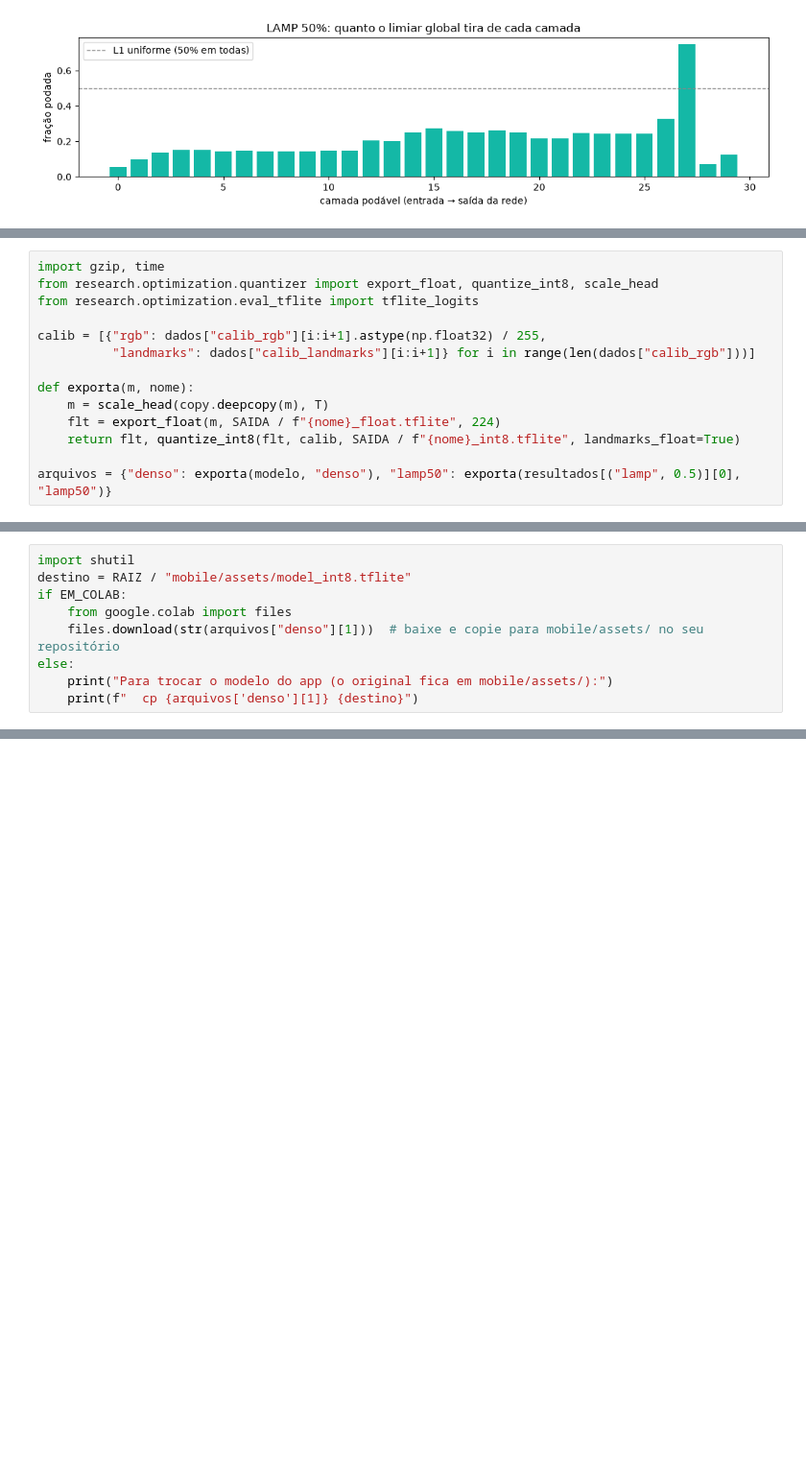
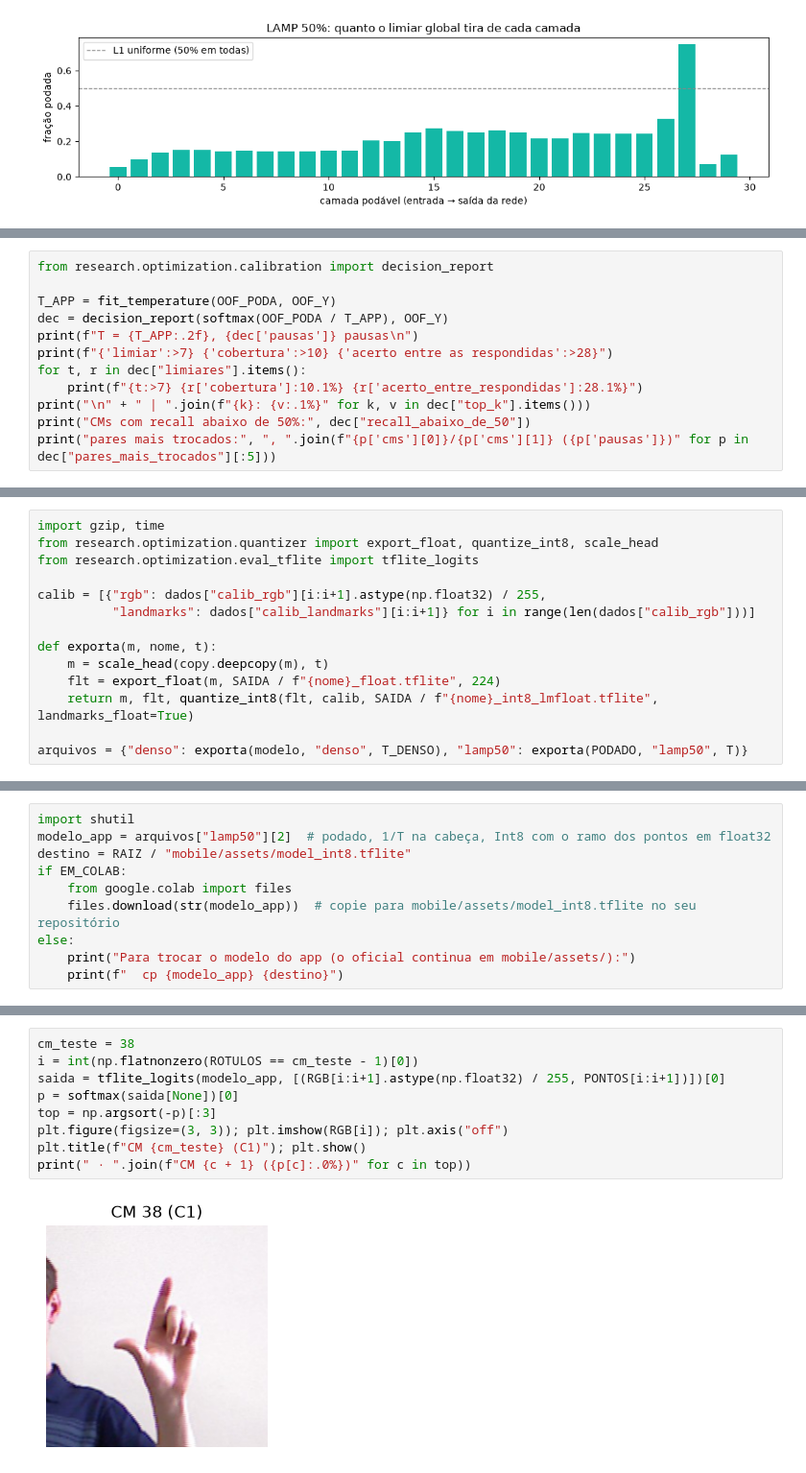
Before and after one commit to G1L404/SignEdge, a Jupyter notebook: notebooks/minicurso_hands_on.ipynb, the cells around one changed output, grey strips where cells are left out. Shown at 96% size. Saved outputs shown, nothing was run; the diff lists cells and outputs as text; blank space fills up the shorter version.

```diff
--- a/notebooks/minicurso_hands_on.ipynb
+++ b/notebooks/minicurso_hands_on.ipynb
@@ -221,0 +242,12 @@ O aluno destilado é **subconfiante** (confiança abaixo da acurácia), então T
+# %%
+from research.optimization.calibration import decision_report
+
+T_APP = fit_temperature(OOF_PODA, OOF_Y)
+dec = decision_report(softmax(OOF_PODA / T_APP), OOF_Y)
+print(f"T = {T_APP:.2f}, {dec['pausas']} pausas\n")
+print(f"{'limiar':>7} {'cobertura':>10} {'acerto entre as respondidas':>28}")
+for t, r in dec["limiares"].items():
+    print(f"{t:>7} {r['cobertura']:10.1%} {r['acerto_entre_respondidas']:28.1%}")
+print("\n" + " | ".join(f"{k}: {v:.1%}" for k, v in dec["top_k"].items()))
+print("CMs com recall abaixo de 50%:", dec["recall_abaixo_de_50"])
+print("pares mais trocados:", ", ".join(f"{p['cms'][0]}/{p['cms'][1]} ({p['pausas']})" for p in dec["pares_mais_trocados"][:5]))
@@ -237,11 +282,11 @@ from research.optimization.eval_tflite import tflite_logits
 calib = [{"rgb": dados["calib_rgb"][i:i+1].astype(np.float32) / 255,
           "landmarks": dados["calib_landmarks"][i:i+1]} for i in range(len(dados["calib_rgb"]))]
 
-def exporta(m, nome):
-    m = scale_head(copy.deepcopy(m), T)
+def exporta(m, nome, t):
+    m = scale_head(copy.deepcopy(m), t)
     flt = export_float(m, SAIDA / f"{nome}_float.tflite", 224)
-    return flt, quantize_int8(flt, calib, SAIDA / f"{nome}_int8.tflite", landmarks_float=True)
+    return m, flt, quantize_int8(flt, calib, SAIDA / f"{nome}_int8_lmfloat.tflite", landmarks_float=True)
 
-arquivos = {"denso": exporta(modelo, "denso"), "lamp50": exporta(resultados[("lamp", 0.5)][0], "lamp50")}
+arquivos = {"denso": exporta(modelo, "denso", T_DENSO), "lamp50": exporta(PODADO, "lamp50", T)}
 # %% [output]
 WARNING: All log messages before absl::InitializeLog() is called are written to STDERR
@@ -322,10 +364,11 @@ No Redmi Note 10S, o app processa ~22–24 frames por segundo com boa iluminaç
 # %%
 import shutil
+modelo_app = arquivos["lamp50"][2]  # podado, 1/T na cabeça, Int8 com o ramo dos pontos em float32
 destino = RAIZ / "mobile/assets/model_int8.tflite"
 if EM_COLAB:
     from google.colab import files
-    files.download(str(arquivos["denso"][1]))  # baixe e copie para mobile/assets/ no seu repositório
+    files.download(str(modelo_app))  # copie para mobile/assets/model_int8.tflite no seu repositório
 else:
-    print("Para trocar o modelo do app (o original fica em mobile/assets/):")
-    print(f"  cp {arquivos['denso'][1]} {destino}")
+    print("Para trocar o modelo do app (o oficial continua em mobile/assets/):")
+    print(f"  cp {modelo_app} {destino}")
 # %% [output]
@@ -333,0 +379,11 @@ Para trocar o modelo do app (o original fica em mobile/assets/):
+# %%
+cm_teste = 38
+i = int(np.flatnonzero(ROTULOS == cm_teste - 1)[0])
+saida = tflite_logits(modelo_app, [(RGB[i:i+1].astype(np.float32) / 255, PONTOS[i:i+1])])[0]
+p = softmax(saida[None])[0]
+top = np.argsort(-p)[:3]
+plt.figure(figsize=(3, 3)); plt.imshow(RGB[i]); plt.axis("off")
+plt.title(f"CM {cm_teste} (C1)"); plt.show()
+print(" · ".join(f"CM {c + 1} ({p[c]:.0%})" for c in top))
+# %% [output]
+[figure, added]
```
Also changed, not shown: parts of 20 cells of this notebook, 32 other files.
